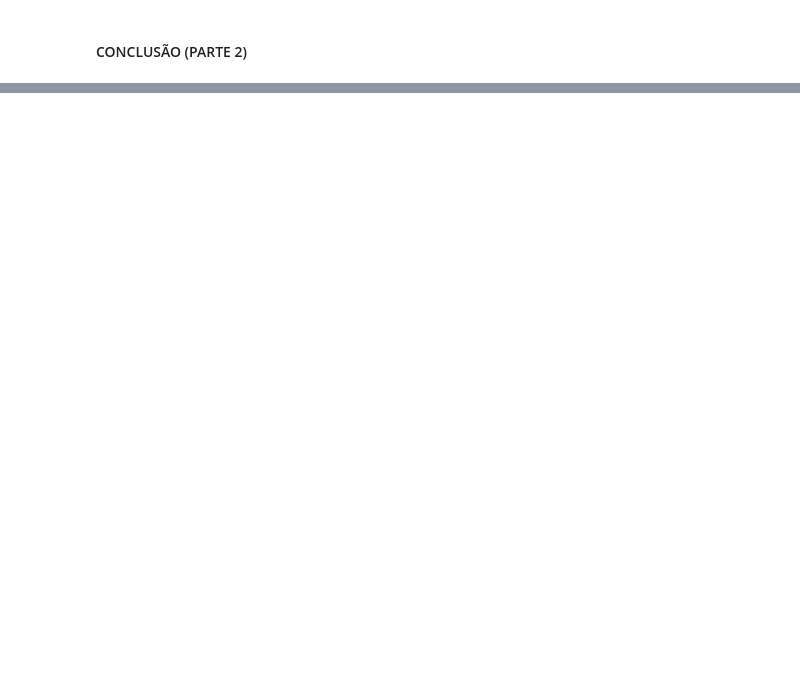
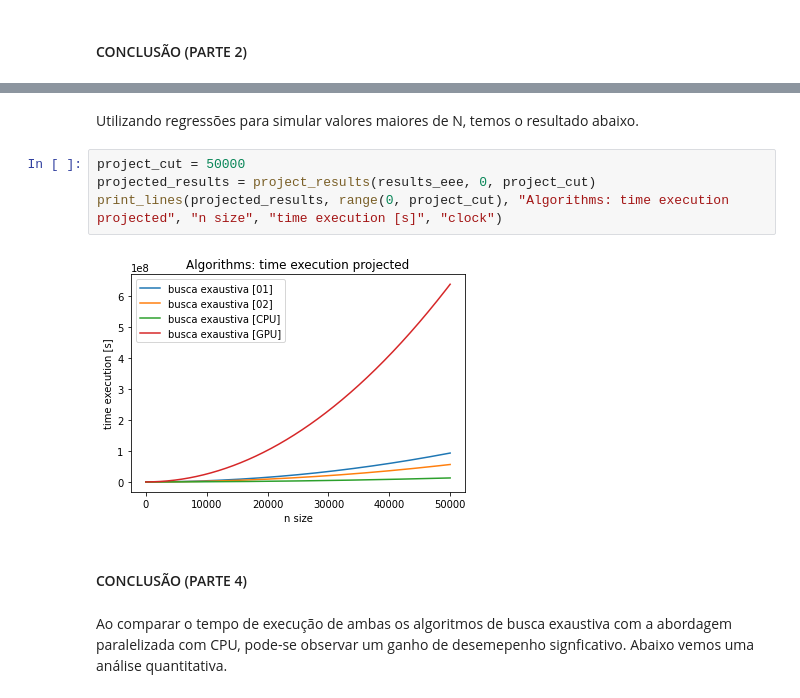
Before and after one commit to fernandocfbf/super-comp-final-results, a Jupyter notebook: relatorio_final.ipynb, the cells around one changed output, grey strips where cells are left out. Drawn from its saved outputs; the diff is of its cells as text; blank space fills up the shorter version.

```diff
--- a/relatorio_final.ipynb
+++ b/relatorio_final.ipynb
@@ -116,0 +184,12 @@ Vale notar que, apesar da solução heurística retornar o máximo global dos al
+# %% [markdown]
+Utilizando regressões para simular valores maiores de N, temos o resultado abaixo.
+# %%
+project_cut = 50000
+projected_results = project_results(results_eee, 0, project_cut)
+print_lines(projected_results, range(0, project_cut), "Algorithms: time execution projected", "n size", "time execution [s]", "clock")
+# %% [output]
+[figure, added]
+# %% [markdown]
+#### CONCLUSÃO (PARTE 4)
+# %% [markdown]
+Ao comparar o tempo de execução de ambas os algoritmos de busca exaustiva com a abordagem paralelizada com CPU, pode-se observar um ganho de desemepenho signficativo. Abaixo vemos uma análise quantitativa.
```
Also changed, not shown: parts of 41 cells of this notebook, 15 other files.
